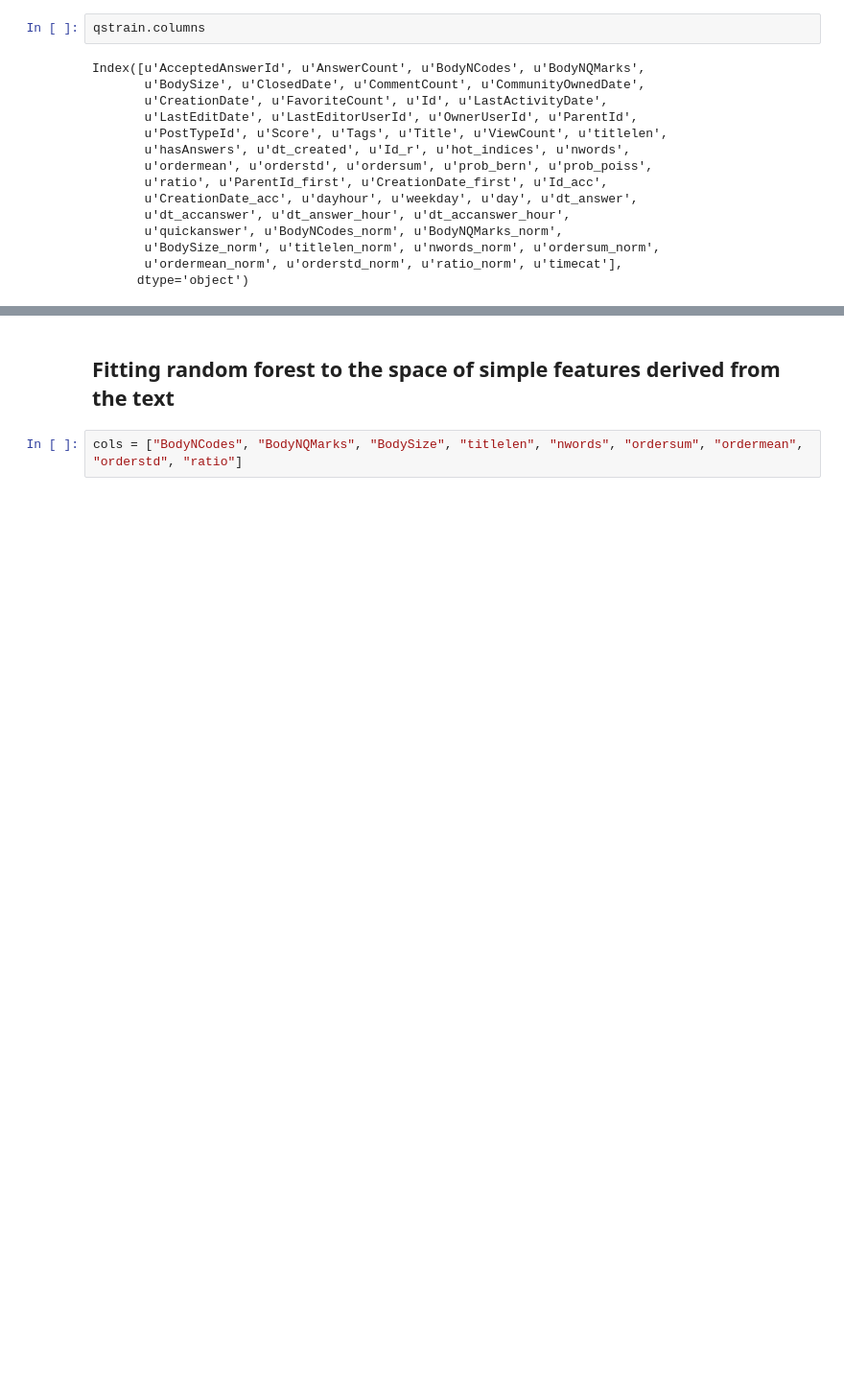
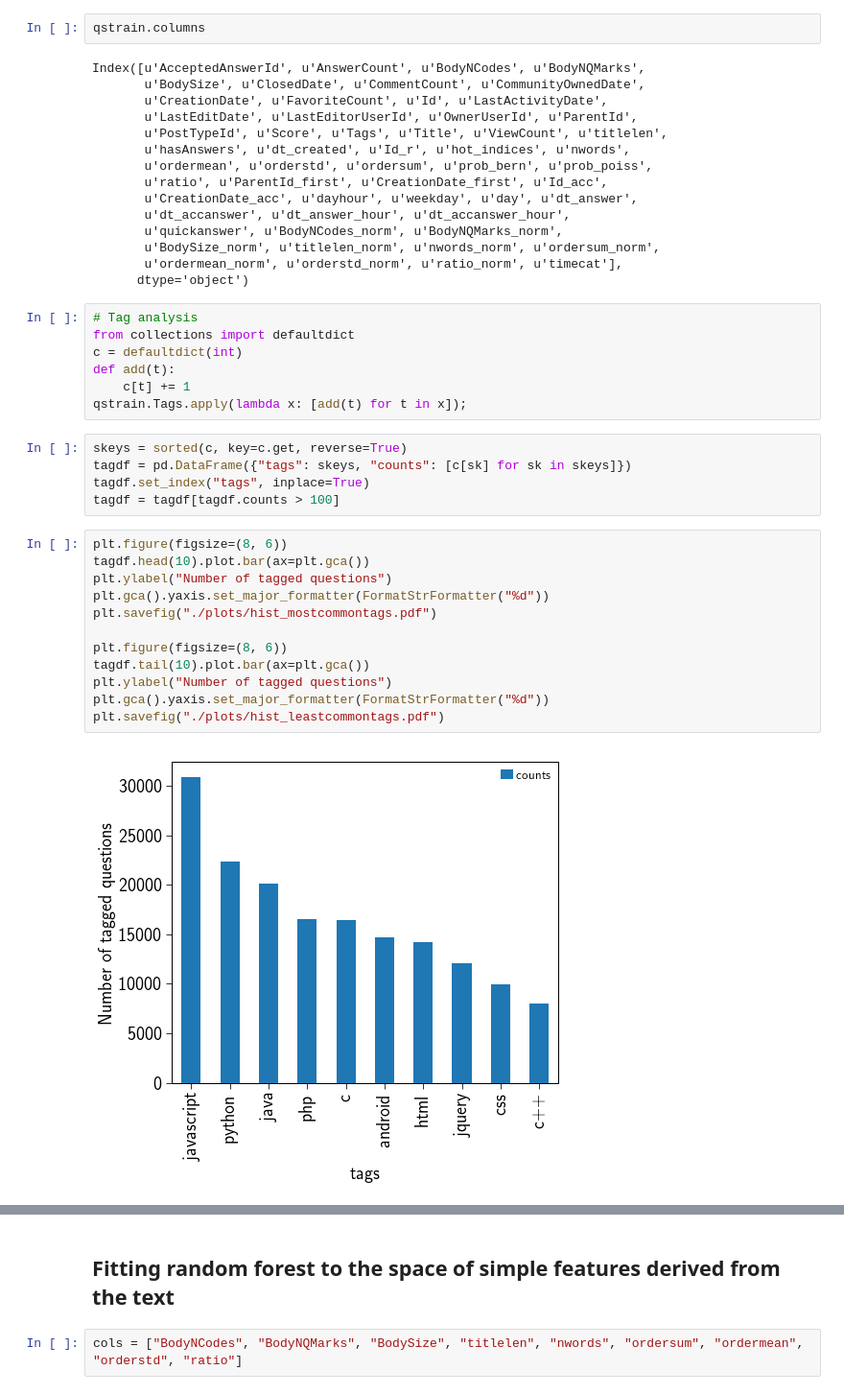
Before and after one commit to AkagiShigeru/incubator-overflow, a Jupyter notebook: stackoverflow-answer-category.ipynb, the cells around one changed output, grey strips where cells are left out. Shown: that part at 96% size. Saved outputs shown, nothing was run; the diff lists cells and outputs as text; blank space fills up the shorter version.

```diff
--- a/stackoverflow-answer-category.ipynb
+++ b/stackoverflow-answer-category.ipynb
@@ -158,3 +158,29 @@ Index([u'AcceptedAnswerId', u'AnswerCount', u'BodyNCodes', u'BodyNQMarks',
        u'BodySize_norm', u'titlelen_norm', u'nwords_norm', u'ordersum_norm',
        u'ordermean_norm', u'orderstd_norm', u'ratio_norm', u'timecat'],
       dtype='object')
+# %%
+# Tag analysis
+from collections import defaultdict
+c = defaultdict(int)
+def add(t):
+    c[t] += 1
+qstrain.Tags.apply(lambda x: [add(t) for t in x]);
+# %%
+skeys = sorted(c, key=c.get, reverse=True)
+tagdf = pd.DataFrame({"tags": skeys, "counts": [c[sk] for sk in skeys]})
+tagdf.set_index("tags", inplace=True)
+tagdf = tagdf[tagdf.counts > 100]
+# %%
+plt.figure(figsize=(8, 6))
+tagdf.head(10).plot.bar(ax=plt.gca())
+plt.ylabel("Number of tagged questions")
+plt.gca().yaxis.set_major_formatter(FormatStrFormatter("%d"))
+plt.savefig("./plots/hist_mostcommontags.pdf")
+
+plt.figure(figsize=(8, 6))
+tagdf.tail(10).plot.bar(ax=plt.gca())
+plt.ylabel("Number of tagged questions")
+plt.gca().yaxis.set_major_formatter(FormatStrFormatter("%d"))
+plt.savefig("./plots/hist_leastcommontags.pdf")
+# %% [output]
+[figure, added]
```
Also changed, not shown: parts of 14 cells of this notebook, 1 other file.
